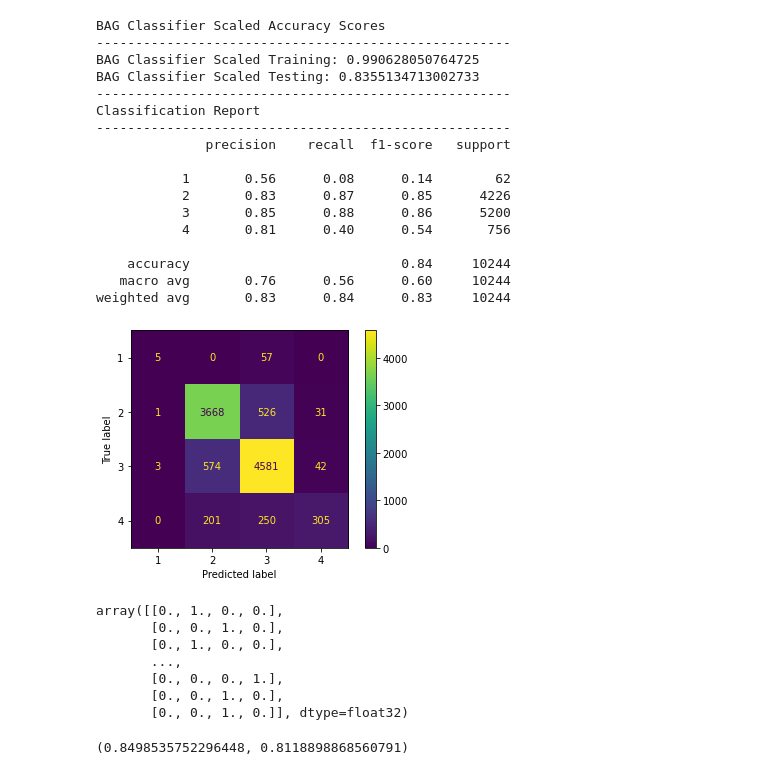
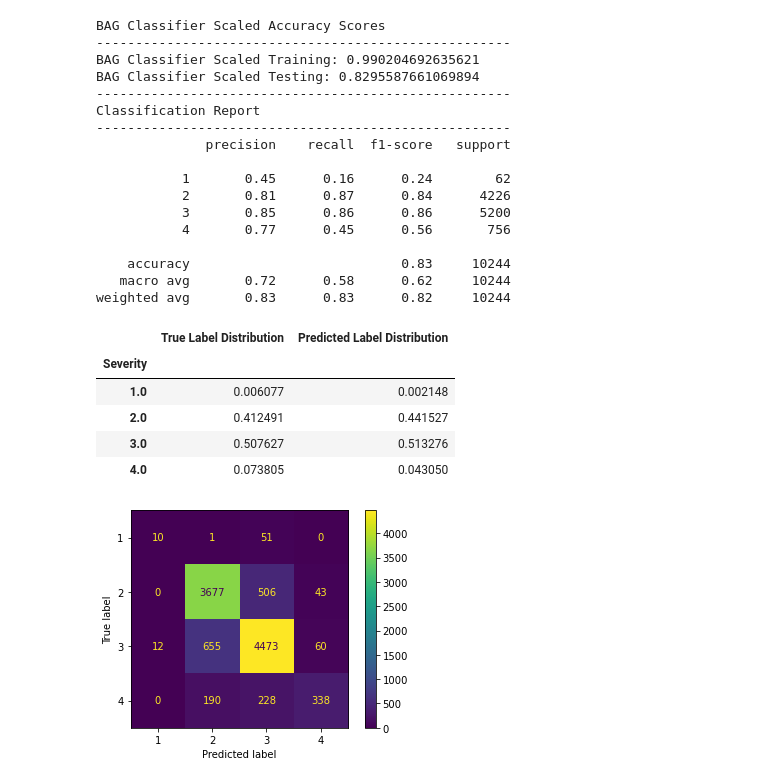
Before and after one commit to jeffreyfloyd/DST-and-traffic-implications, a Jupyter notebook: code/modeling.ipynb, the cells around one changed output. Saved outputs shown, nothing was run; the diff lists cells and outputs as text; code cells hidden in the pictures.

```diff
--- a/code/modeling.ipynb
+++ b/code/modeling.ipynb
@@ -283,24 +326,31 @@ weighted avg       0.79      0.79      0.76     10244
 # %%
 bag = BaggingClassifier(bootstrap_features=True)
 bag.fit(X_train_sc,y_train)
 bag_preds_sc = bag.predict(X_test_sc)
-print_scores('BAG Classifier Scaled', bag, X_train_sc, y_train, X_test_sc, y_test, bag_preds_sc);
+print_scores('BAG Classifier Scaled', bag, X_train_sc, y_train, X_test_sc, y_test, bag_preds_sc)
+compare_preds(y,bag_preds_sc)
 # %% [output]
 BAG Classifier Scaled Accuracy Scores
 -----------------------------------------------------
-BAG Classifier Scaled Training: 0.990628050764725
-BAG Classifier Scaled Testing: 0.8355134713002733
+BAG Classifier Scaled Training: 0.990204692635621
+BAG Classifier Scaled Testing: 0.8295587661069894
 -----------------------------------------------------
 Classification Report
 -----------------------------------------------------
               precision    recall  f1-score   support
 
-           1       0.56      0.08      0.14        62
-           2       0.83      0.87      0.85      4226
-           3       0.85      0.88      0.86      5200
-           4       0.81      0.40      0.54       756
+           1       0.45      0.16      0.24        62
+           2       0.81      0.87      0.84      4226
+           3       0.85      0.86      0.86      5200
+           4       0.77      0.45      0.56       756
 
-    accuracy                           0.84     10244
-   macro avg       0.76      0.56      0.60     10244
-weighted avg       0.83      0.84      0.83     10244
+    accuracy                           0.83     10244
+   macro avg       0.72      0.58      0.62     10244
+weighted avg       0.83      0.83      0.82     10244
+|  | True Label Distribution | Predicted Label Distribution |
+| Severity |  |  |
+| 1.0 | 0.006077 | 0.002148 |
+| 2.0 | 0.412491 | 0.441527 |
+| 3.0 | 0.507627 | 0.513276 |
+| 4.0 | 0.073805 | 0.043050 |
-[figure, old version]
+[figure, new version]
@@ -310,10 +356,0 @@ y_test_cat = utils.to_categorical(y_test-1, 4)
-# %%
-y_test_cat
-# %% [output]
-array([[0., 1., 0., 0.],
-       [0., 0., 1., 0.],
-       [0., 1., 0., 0.],
-       ...,
-       [0., 0., 0., 1.],
-       [0., 0., 1., 0.],
-       [0., 0., 1., 0.]], dtype=float32)
@@ -386,4 +356,0 @@ history = nn.fit(
-# %%
-max(history.history['accuracy']),max(history.history['val_accuracy'])
-# %% [output]
-(0.8498535752296448, 0.8118898868560791)
```
Also changed, not shown: parts of 18 cells of this notebook, 9 other files.
